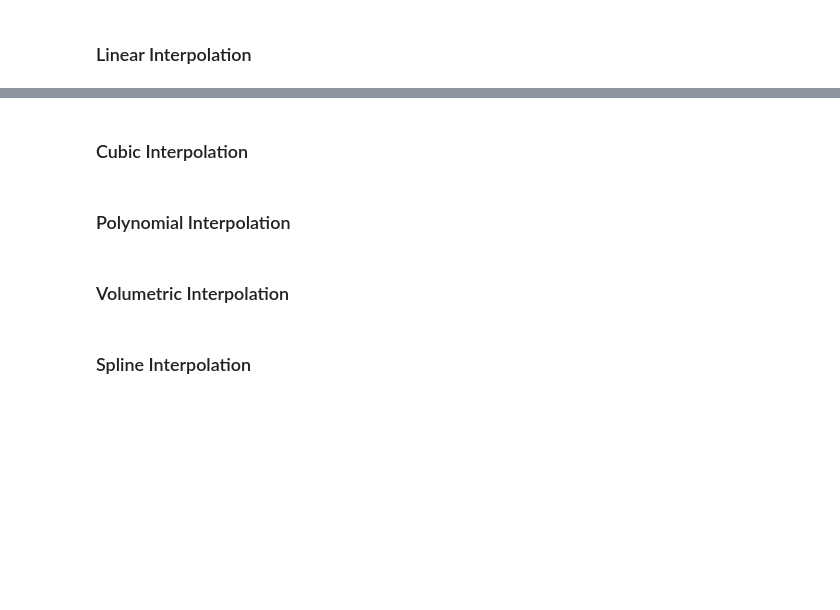
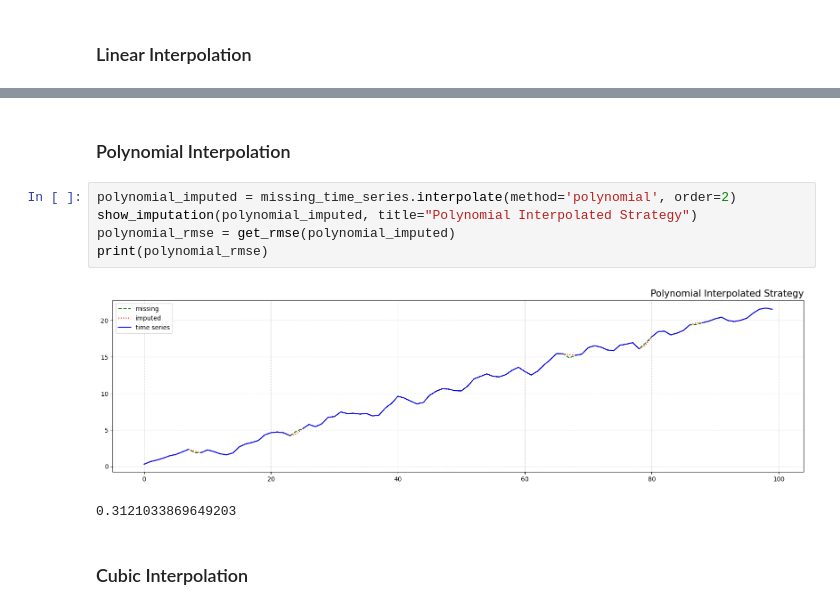
Before and after one commit to talhajamal11/mathematical_modelling, a Jupyter notebook: src/Time Series/interpolation_extrapolation.ipynb, the cells around one changed output, grey strips where cells are left out. Drawn from its saved outputs; the diff is of its cells as text; blank space fills up the shorter version.

```diff
--- a/src/Time Series/interpolation_extrapolation.ipynb
+++ b/src/Time Series/interpolation_extrapolation.ipynb
@@ -135,8 +153,12 @@ print(bfill_imputed_rmse)
+# %% [markdown]
+### Polynomial Interpolation
+# %%
+polynomial_imputed = missing_time_series.interpolate(method='polynomial', order=2)
+show_imputation(polynomial_imputed, title="Polynomial Interpolated Strategy")
+polynomial_rmse = get_rmse(polynomial_imputed)
+print(polynomial_rmse)
+# %% [output]
+[figure, added]
+0.3121033869649203
 # %% [markdown]
 ### Cubic Interpolation
-# %% [markdown]
-### Polynomial Interpolation
-# %% [markdown]
-### Volumetric Interpolation
-# %% [markdown]
-### Spline Interpolation
```
Also changed, not shown: parts of 7 cells of this notebook.
